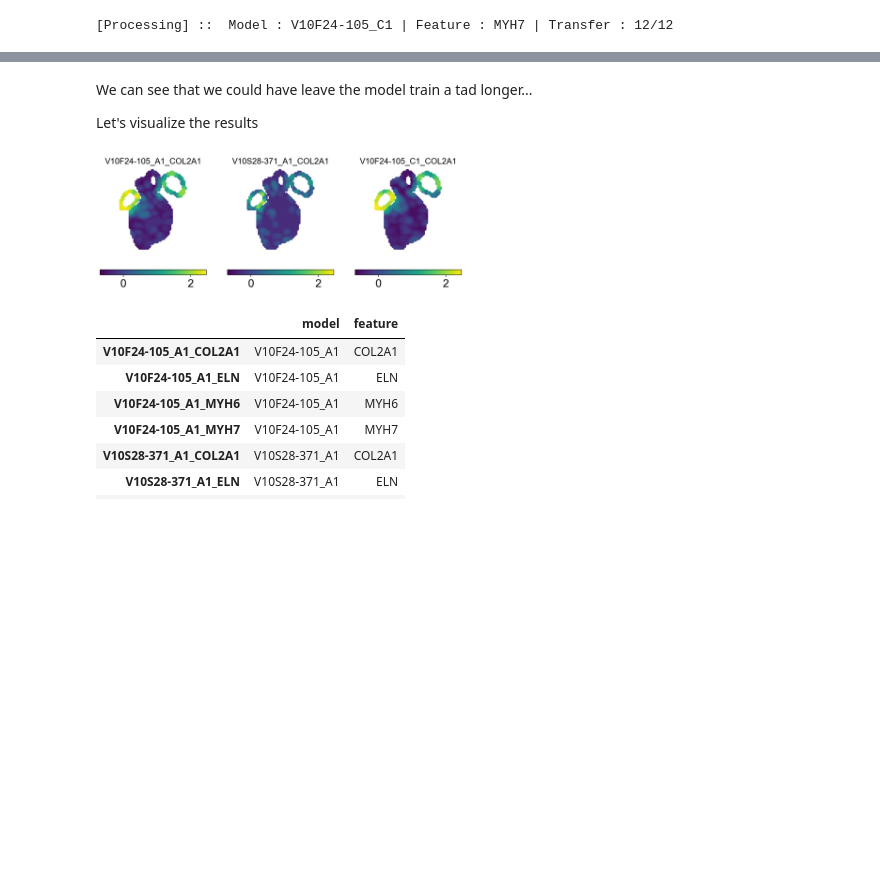
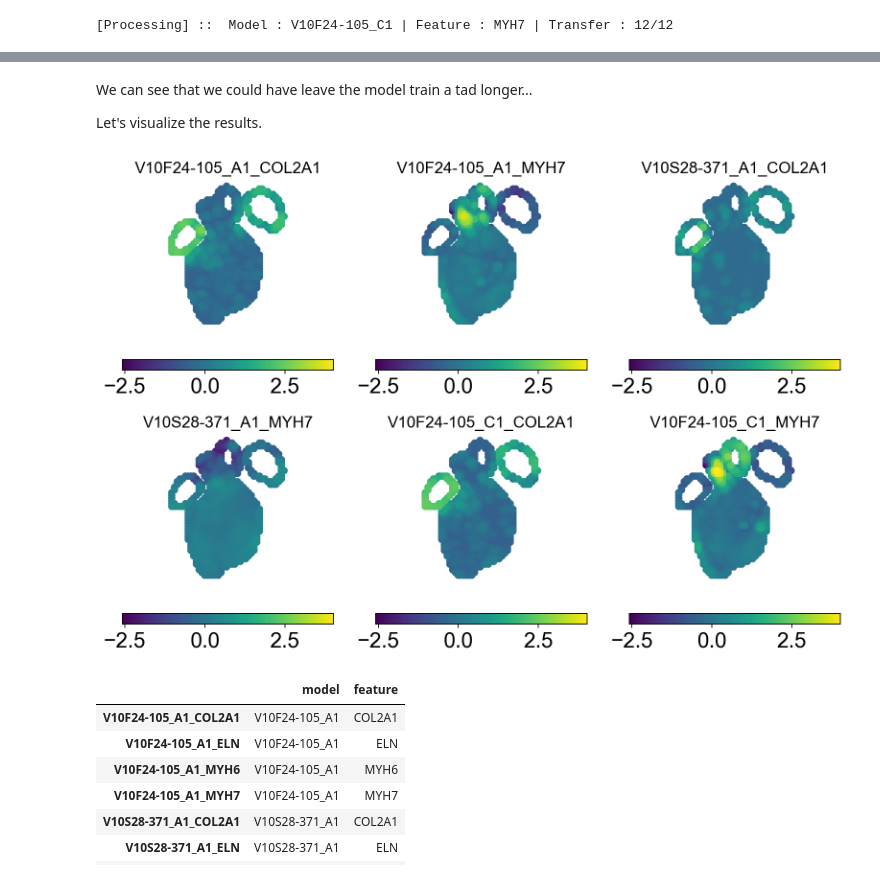
Before and after one commit to fmicompbio/adv_singlecell_2022, a Jupyter notebook: day3_spatial_transcriptomics/tutorial_registration_eggplant.ipynb, the cells around one changed output, grey strips where cells are left out. Saved outputs shown, nothing was run; the diff lists cells and outputs as text; code cells hidden in the pictures; blank space fills up the shorter version.

```diff
--- a/day3_spatial_transcriptomics/tutorial_registration_eggplant.ipynb
+++ b/day3_spatial_transcriptomics/tutorial_registration_eggplant.ipynb
@@ -165,25 +165,25 @@ eg.pl.model_diagnostics(
 # %% [markdown]
 We can see that we could have leave the model train a tad longer...
 
-Let's visualize the results
+Let's visualize the results.
 # %%
 eg.pl.visualize_transfer(
     ref,
-    n_cols=6,
-    attributes="COL2A1",
+    n_cols=3,
+    attributes=["COL2A1", "MYH7"],
     include_title=True,
     fontsize=15,
     marker_size=35,
     share_colorscale=True,
     separate_colorbar=False,
     colorbar_fontsize=20,
     side_size=4,
     show_landmarks=False,
     flip_y=True,
     quantile_scaling=False,
 )
 # %% [output]
-[figure, old version]
+[figure, new version]
 # %%
 ref.adata.var
 # %% [output]
```
Also changed, not shown: parts of 5 cells of this notebook.
